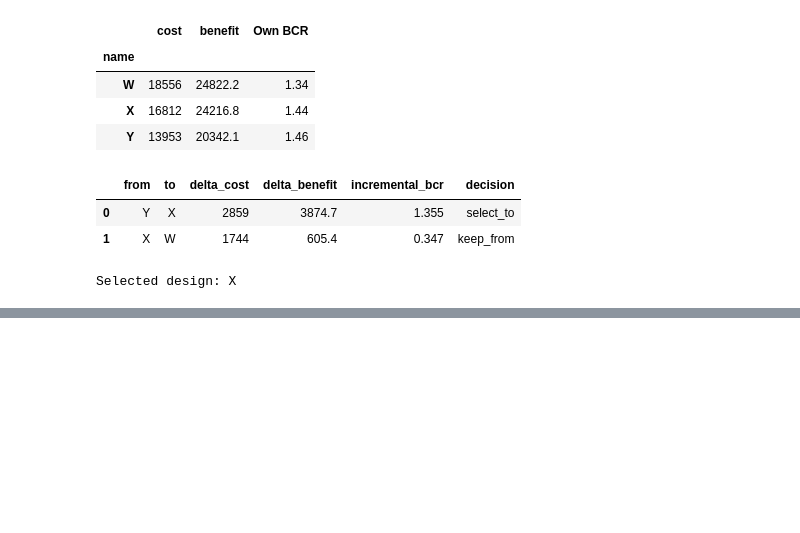
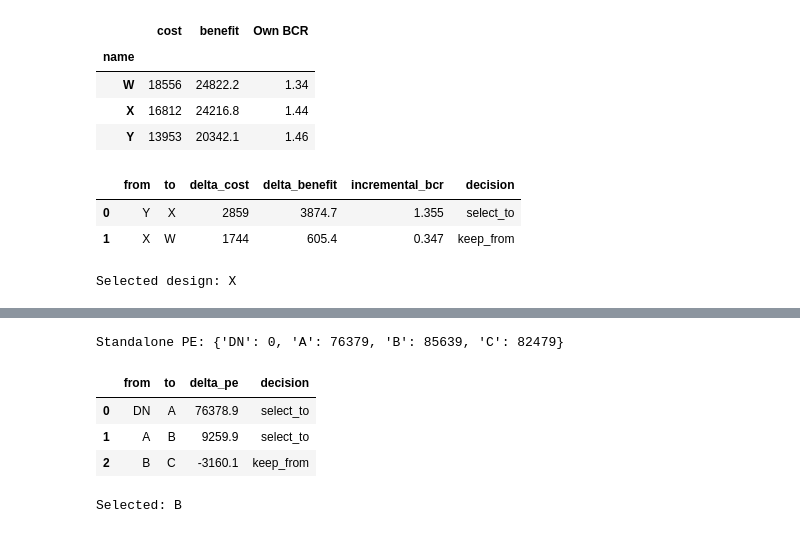
Before and after one commit to ColinsCoding/Dispersion-Assisted-GS-Phase-Recovery, a Jupyter notebook: projects/engr140_depreciation/engr140_analysis.ipynb, the cells around one changed output, grey strips where cells are left out. Cells and saved outputs as stored; diff of their text form; code cells hidden in the pictures; blank space fills up the shorter version.

```diff
--- a/projects/engr140_depreciation/engr140_analysis.ipynb
+++ b/projects/engr140_depreciation/engr140_analysis.ipynb
@@ -164,0 +226,23 @@ across the four modules, all passing.
+# %%
+i = 0.12
+alternatives = [
+    {"name": "DN", "cashflows": [0] * 6},
+    {"name": "A", "cashflows": [-209000, 65000, 65000, 65000, 65000, 65000 + 90000]},
+    {"name": "B", "cashflows": [-294600, 74000, 74000, 74000, 74000, 74000 + 200000]},
+    {"name": "C", "cashflows": [-294600, 58000, 65540, 74060, 83688, 94567 + 200000]},
+]
+
+standalone_pe = {a["name"]: present_worth(a["cashflows"], i) for a in alternatives}
+print("Standalone PE:", {k: round(v) for k, v in standalone_pe.items()})
+
+result = incremental_pe_selection(alternatives, i)
+df_steps = pd.DataFrame(result["steps"])
+display(df_steps.round(1))
+print(f"\nSelected: {result['selected']}")
+# %% [output]
+Standalone PE: {'DN': 0, 'A': 76379, 'B': 85639, 'C': 82479}
+|  | from | to | delta_pe | decision |
+| 0 | DN | A | 76378.9 | select_to |
+| 1 | A | B | 9259.9 | select_to |
+| 2 | B | C | -3160.1 | keep_from |
+Selected: B
```
Also changed, not shown: parts of 11 cells of this notebook, 1 other file.
